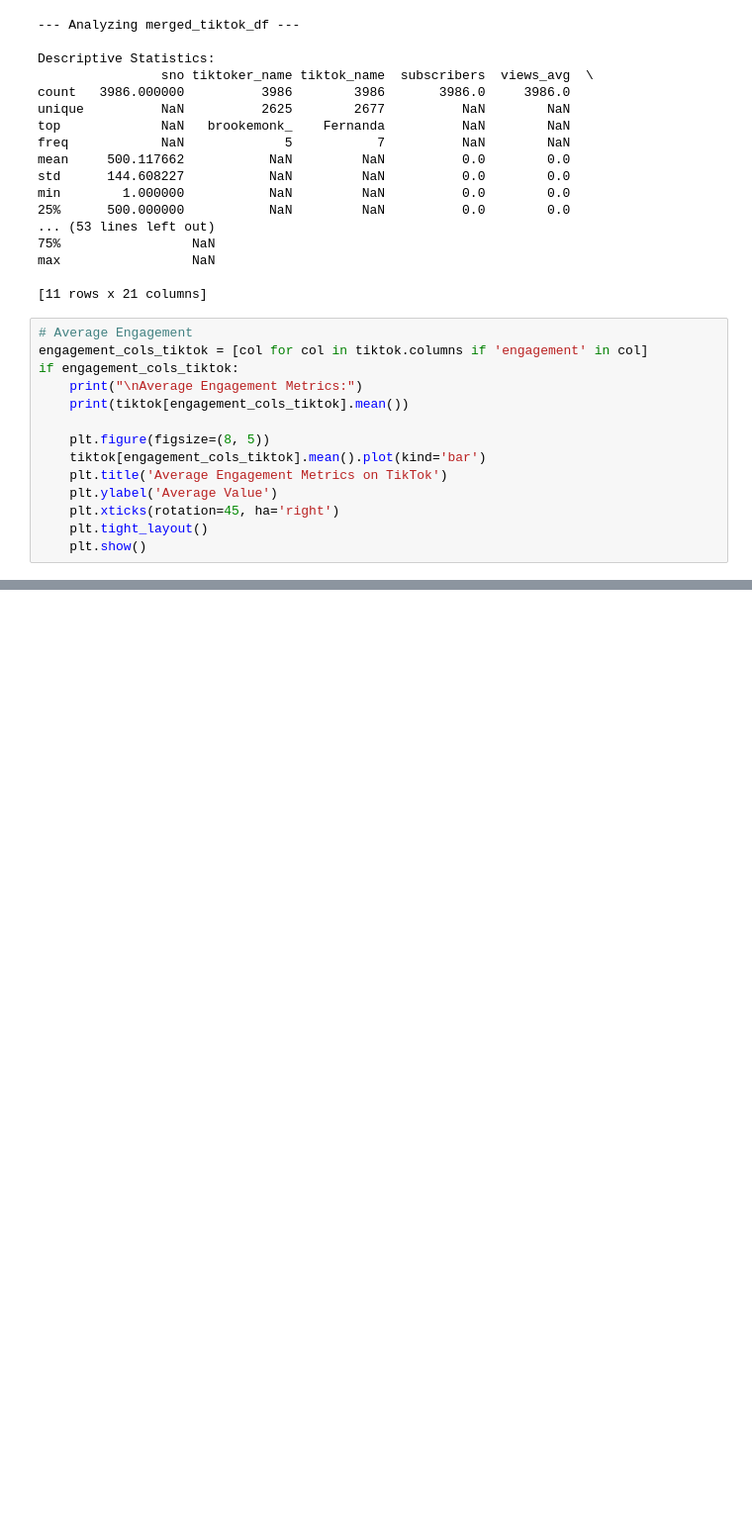
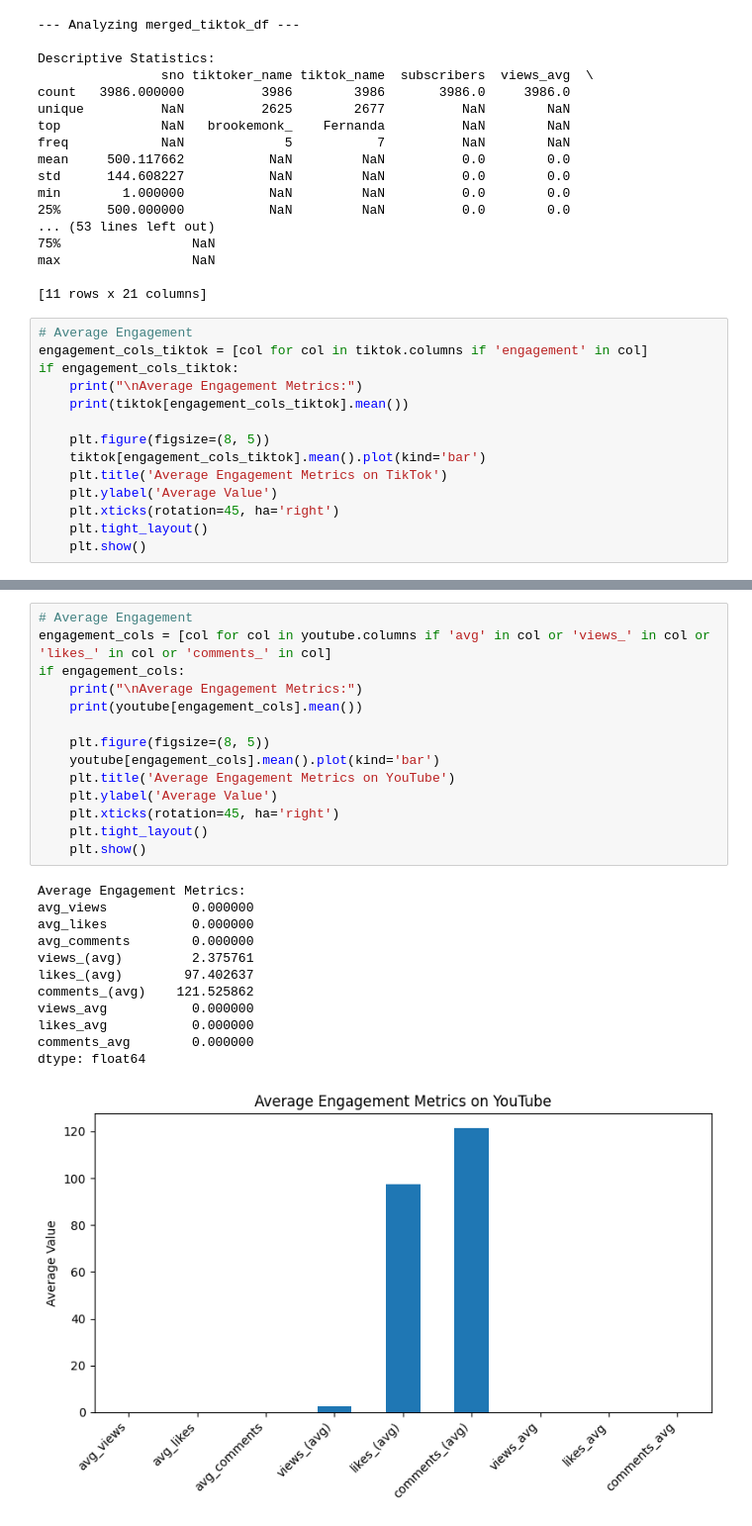
Before and after one commit to AlexOrtiz5/Social_Media, a Jupyter notebook: Social_Media_Analysis.ipynb, the cells around one changed output, grey strips where cells are left out. Shown at 99% size. Cells and saved outputs as stored; diff of their text form; blank space fills up the shorter version.

```diff
--- a/Social_Media_Analysis.ipynb
+++ b/Social_Media_Analysis.ipynb
@@ -158,0 +183,27 @@ if engagement_cols_tiktok:
+# %%
+# Average Engagement
+engagement_cols = [col for col in youtube.columns if 'avg' in col or 'views_' in col or 'likes_' in col or 'comments_' in col]
+if engagement_cols:
+    print("\nAverage Engagement Metrics:")
+    print(youtube[engagement_cols].mean())
+
+    plt.figure(figsize=(8, 5))
+    youtube[engagement_cols].mean().plot(kind='bar')
+    plt.title('Average Engagement Metrics on YouTube')
+    plt.ylabel('Average Value')
+    plt.xticks(rotation=45, ha='right')
+    plt.tight_layout()
+    plt.show()
+# %% [output]
+Average Engagement Metrics:
+avg_views           0.000000
+avg_likes           0.000000
+avg_comments        0.000000
+views_(avg)         2.375761
+likes_(avg)        97.402637
+comments_(avg)    121.525862
+views_avg           0.000000
+likes_avg           0.000000
+comments_avg        0.000000
+dtype: float64
+[figure, added]
```
Also changed, not shown: parts of 1 cell of this notebook.
